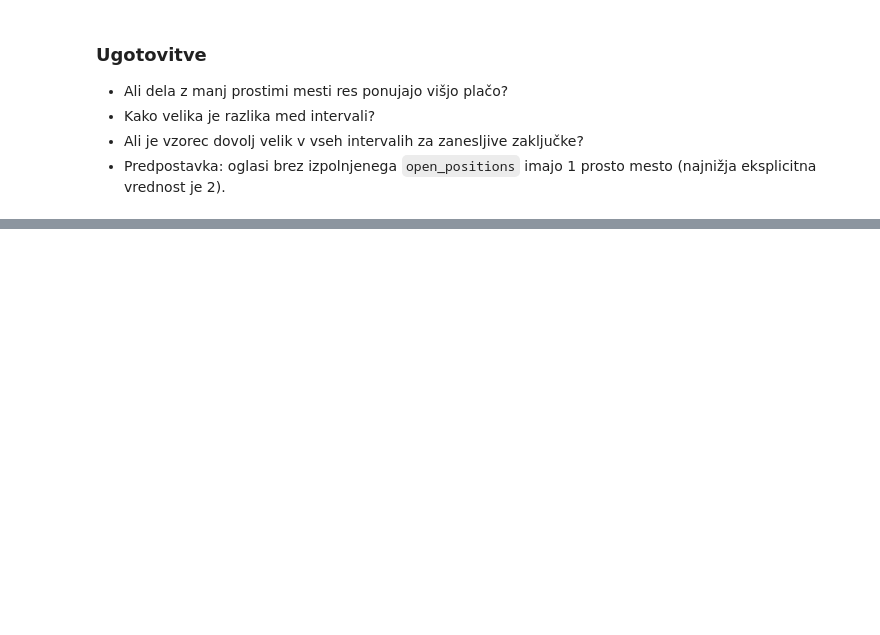
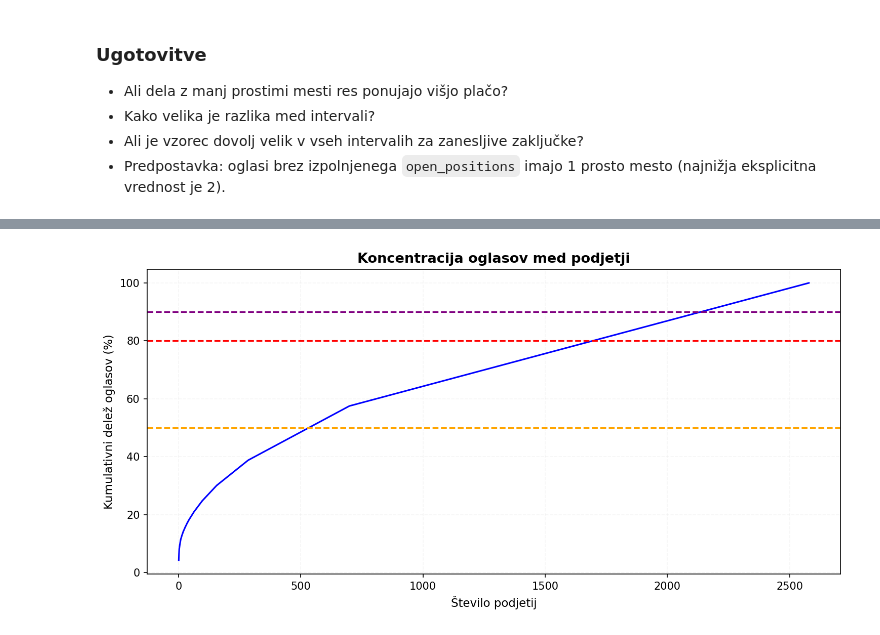
Before and after one commit to svenko99/PR2608, a Jupyter notebook: src/notebook/rezultati.ipynb, the cells around one changed output, grey strips where cells are left out. Cells and saved outputs as stored; diff of their text form; code cells hidden in the pictures; blank space fills up the shorter version.

```diff
--- a/src/notebook/rezultati.ipynb
+++ b/src/notebook/rezultati.ipynb
@@ -1039,0 +1193,20 @@ plt.show()
+# %%
+sorted_counts = company_counts.sort_values(ascending=False)
+cum_share = sorted_counts.cumsum() / sorted_counts.sum() * 100
+
+fig, ax = plt.subplots(figsize=(10, 5))
+
+ax.plot(range(1, len(cum_share) + 1), cum_share.values, color="blue")
+
+ax.set_title("Koncentracija oglasov med podjetji")
+ax.set_xlabel("Število podjetij")
+ax.set_ylabel("Kumulativni delež oglasov (%)")
+
+ax.axhline(50, color="orange", linestyle="--")
+ax.axhline(80, color="red", linestyle="--")
+ax.axhline(90, color="purple", linestyle="--")
+
+plt.tight_layout()
+plt.show()
+# %% [output]
+[figure, added]
```
Also changed, not shown: parts of 30 cells of this notebook.
